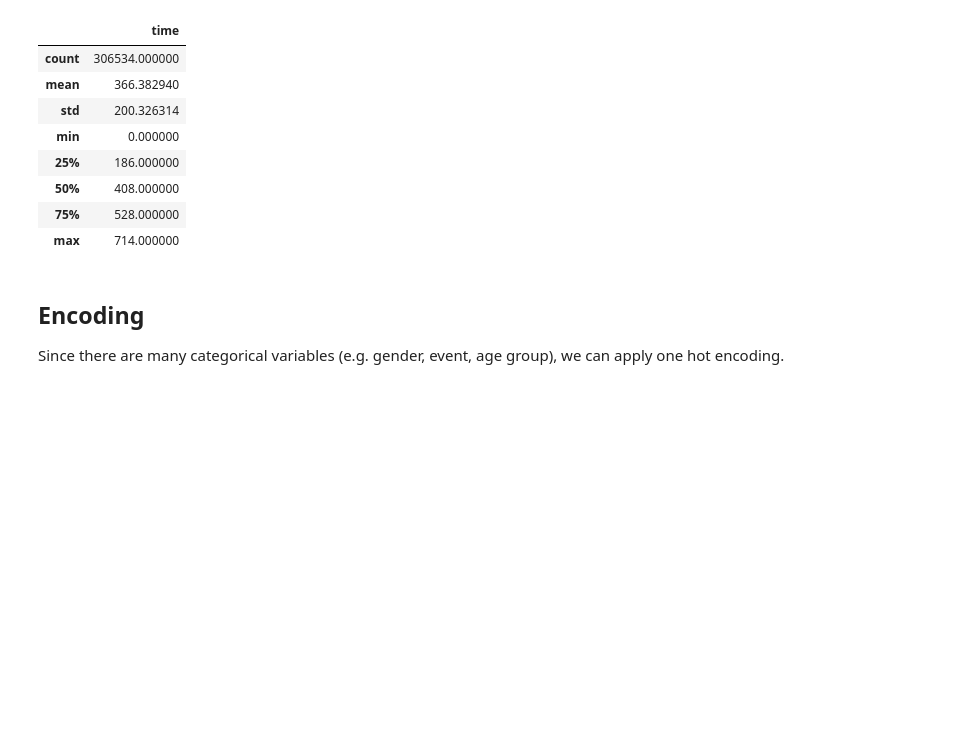
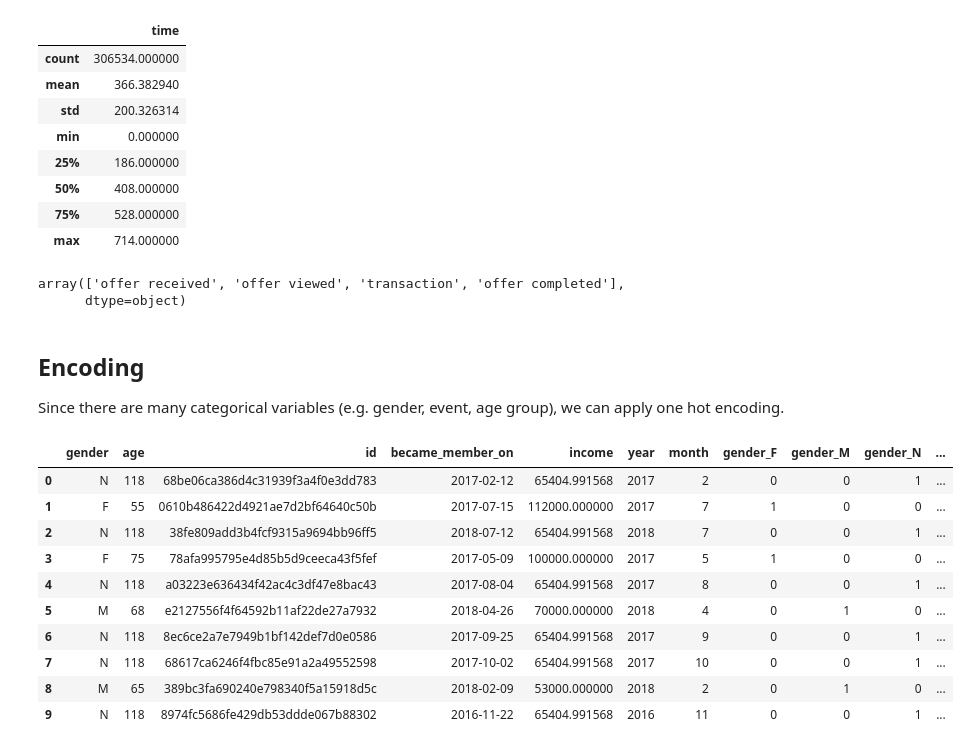
Before and after one commit to xixiaodong/Starbucks-customer-segmentation, a Jupyter notebook: Starbucks_Capstone_notebook.ipynb, the cells around one changed output. Saved outputs shown, nothing was run; the diff lists cells and outputs as text; code cells hidden in the pictures; blank space fills up the shorter version.

```diff
--- a/Starbucks_Capstone_notebook.ipynb
+++ b/Starbucks_Capstone_notebook.ipynb
@@ -179,3 +179,7 @@ profile.head()
+# %%
+# Create new columns to indicate year and month of start of membership
+profile['year'] = pd.DatetimeIndex(profile['became_member_on']).year
+profile['month'] = pd.DatetimeIndex(profile['became_member_on']).month
 # %%
 # impute null income by mean
 profile['income'] = profile['income'].fillna(profile['income'].mean())
@@ -219,6 +223,31 @@ transcript.describe()
 | 50% | 408.000000 |
 | 75% | 528.000000 |
 | max | 714.000000 |
+# %%
+transcript['event'].unique()
+# %% [output]
+array(['offer received', 'offer viewed', 'transaction', 'offer completed'],
+      dtype=object)
 # %% [markdown]
 ## Encoding
 Since there are many categorical variables (e.g. gender, event, age group), we can apply one hot encoding.
+# %%
+# Create dummies in profile
+
+# based on gender
+profile['gender'] = profile['gender'].fillna('N')
+gender_dummies = profile['gender'].str.get_dummies().add_prefix('gender_')
+profile = pd.concat([profile, gender_dummies], axis=1)
+profile.head(10)
+# %% [output]
+|  | gender | age | id | became_member_on | income | year | month | gender_F | gender_M | gender_N | ... |
+| 0 | N | 118 | 68be06ca386d4c31939f3a4f0e3dd783 | 2017-02-12 | 65404.991568 | 2017 | 2 | 0 | 0 | 1 | ... |
+| 1 | F | 55 | 0610b486422d4921ae7d2bf64640c50b | 2017-07-15 | 112000.000000 | 2017 | 7 | 1 | 0 | 0 | ... |
+| 2 | N | 118 | 38fe809add3b4fcf9315a9694bb96ff5 | 2018-07-12 | 65404.991568 | 2018 | 7 | 0 | 0 | 1 | ... |
+| 3 | F | 75 | 78afa995795e4d85b5d9ceeca43f5fef | 2017-05-09 | 100000.000000 | 2017 | 5 | 1 | 0 | 0 | ... |
+| 4 | N | 118 | a03223e636434f42ac4c3df47e8bac43 | 2017-08-04 | 65404.991568 | 2017 | 8 | 0 | 0 | 1 | ... |
+| 5 | M | 68 | e2127556f4f64592b11af22de27a7932 | 2018-04-26 | 70000.000000 | 2018 | 4 | 0 | 1 | 0 | ... |
+| 6 | N | 118 | 8ec6ce2a7e7949b1bf142def7d0e0586 | 2017-09-25 | 65404.991568 | 2017 | 9 | 0 | 0 | 1 | ... |
+| 7 | N | 118 | 68617ca6246f4fbc85e91a2a49552598 | 2017-10-02 | 65404.991568 | 2017 | 10 | 0 | 0 | 1 | ... |
+| 8 | M | 65 | 389bc3fa690240e798340f5a15918d5c | 2018-02-09 | 53000.000000 | 2018 | 2 | 0 | 1 | 0 | ... |
+| 9 | N | 118 | 8974fc5686fe429db53ddde067b88302 | 2016-11-22 | 65404.991568 | 2016 | 11 | 0 | 0 | 1 | ... |
```
Also changed, not shown: parts of 9 cells of this notebook.
